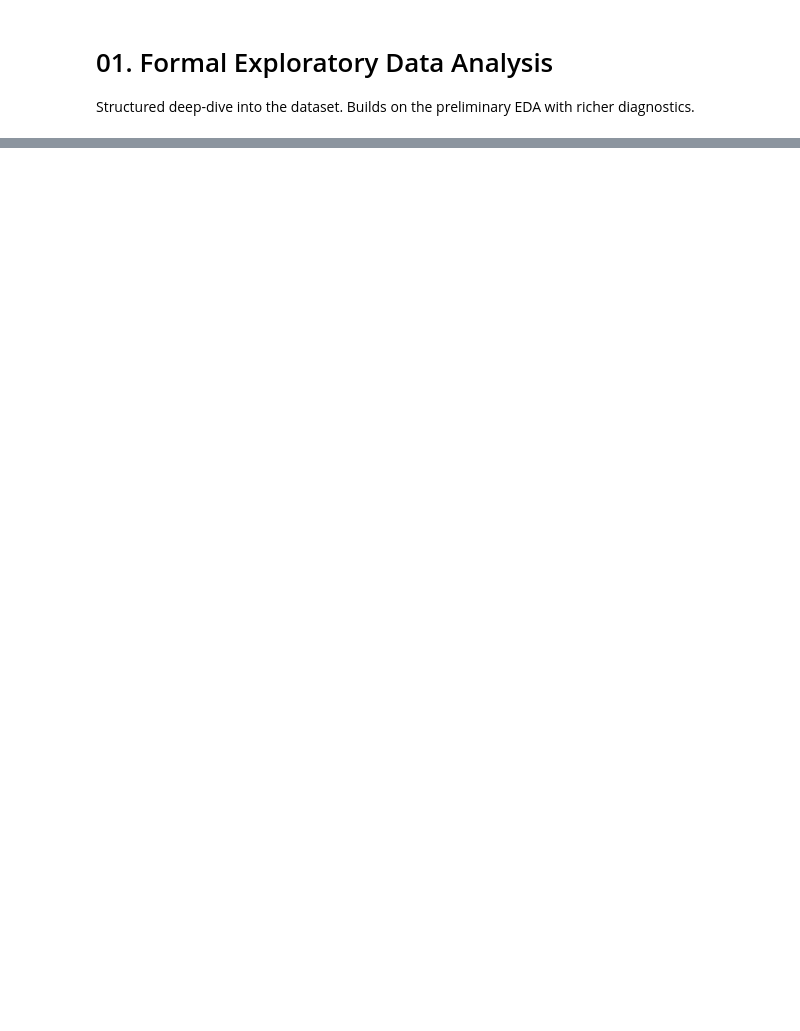
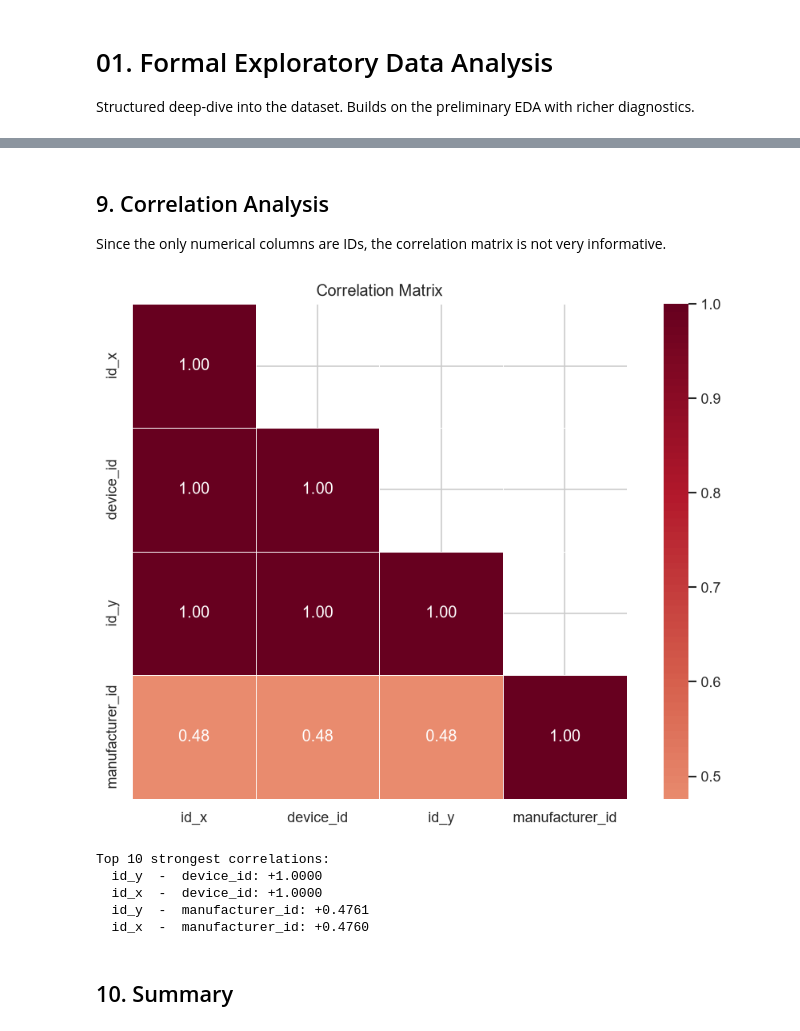
Before and after one commit to Arizael000/faulty-mdevices, a Jupyter notebook: notebooks/sect2/01_eda.ipynb, the cells around one changed output, grey strips where cells are left out. Cells and saved outputs as stored; diff of their text form; code cells hidden in the pictures; blank space fills up the shorter version.

```diff
--- a/notebooks/sect2/01_eda.ipynb
+++ b/notebooks/sect2/01_eda.ipynb
@@ -174,0 +293,3 @@ if num_cols:
+# %%
+df_clean = df_clean.drop(columns=['date'])
+print(f"Shape after dropping date: {df_clean.shape[0]:,} rows x {df_clean.shape[1]:,} columns")
@@ -174,0 +302,12 @@ if num_cols:
+# %%
+proc_dir = Path.cwd().parent.parent / "data" / "processed"
+proc_dir.mkdir(parents=True, exist_ok=True)
+
+csv_files2 = list(proc_dir.glob("*.csv"))
+if not csv_files2:
+    raise FileNotFoundError(f"No CSV files found in {proc_dir}.")
+
+file_path2 = csv_files2[0]
+print(f"Loading: {file_path2.name}")
+df_devices = pd.read_csv(file_path2, encoding="utf-8", low_memory=False)
+print(f"Shape: {df_devices.shape[0]:,} rows x {df_devices.shape[1]:,} columns")
@@ -174,0 +317,3 @@ if num_cols:
+# %%
+merged_df = df_clean.merge(df_devices, left_on='device_id', right_on='id', how='inner')
+print(f"Merged shape: {merged_df.shape[0]:,} rows x {merged_df.shape[1]:,} columns")
@@ -174,0 +344,6 @@ if num_cols:
+# %%
+num_cols = merged_df.select_dtypes(include=[np.number]).columns.tolist()
+cat_cols = merged_df.select_dtypes(exclude=[np.number]).columns.tolist()
+
+print(f"Numerical columns ({len(num_cols)}): {num_cols}")
+print(f"Categorical / text columns ({len(cat_cols)}): {cat_cols}")
@@ -174,0 +378,34 @@ if num_cols:
+# %% [markdown]
+## 9. Correlation Analysis
+
+Since the only numerical columns are IDs, the correlation matrix is not very informative.
+# %%
+if len(num_cols) >= 2:
+    corr = merged_df[num_cols].corr()
+    mask = np.triu(np.ones_like(corr, dtype=bool), k=1)
+    plt.figure(figsize=(max(8, len(num_cols) * 0.6), max(6, len(num_cols) * 0.5)))
+    sns.heatmap(corr, mask=mask, annot=len(num_cols) <= 20,
+                fmt=".2f", cmap="RdBu_r", center=0,
+                square=True, linewidths=0.5)
+    plt.title("Correlation Matrix")
+    plt.tight_layout()
+    plt.show()
+
+    corr_unstacked = corr.unstack()
+    corr_unstacked = corr_unstacked[
+        corr_unstacked.index.get_level_values(0) !=
+        corr_unstacked.index.get_level_values(1)
+    ]
+    top_corr = corr_unstacked.abs().sort_values(ascending=False).drop_duplicates().head(10)
+    print("Top 10 strongest correlations:")
+    for (col1, col2), val in top_corr.items():
+        print(f"  {col1}  -  {col2}: {corr.loc[col1, col2]:+.4f}")
+# %% [output]
+[figure, added]
+Top 10 strongest correlations:
+  id_y  -  device_id: +1.0000
+  id_x  -  device_id: +1.0000
+  id_y  -  manufacturer_id: +0.4761
+  id_x  -  manufacturer_id: +0.4760
+# %% [markdown]
+## 10. Summary
```
Also changed, not shown: parts of 51 cells of this notebook, 4 other files.
